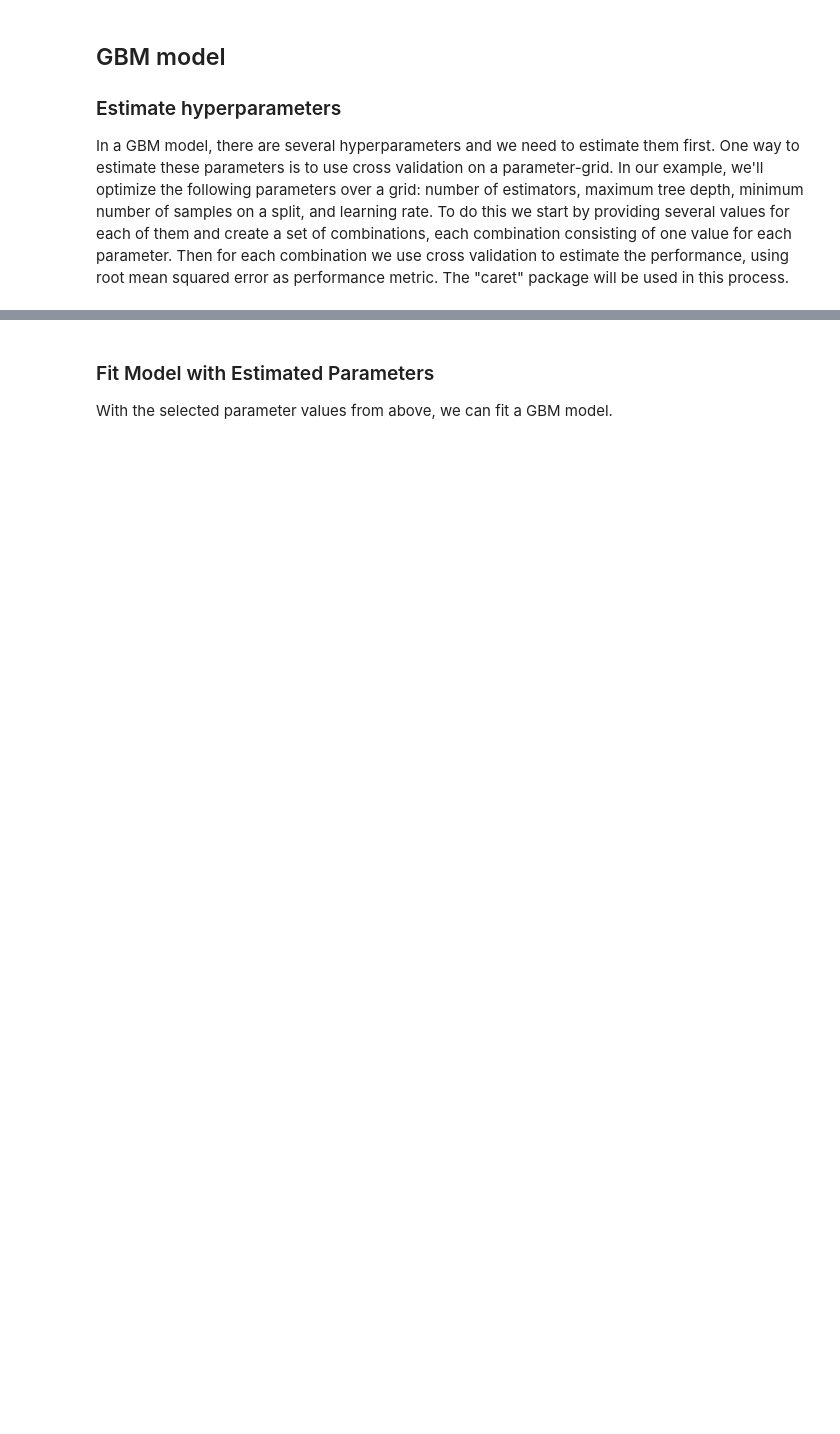
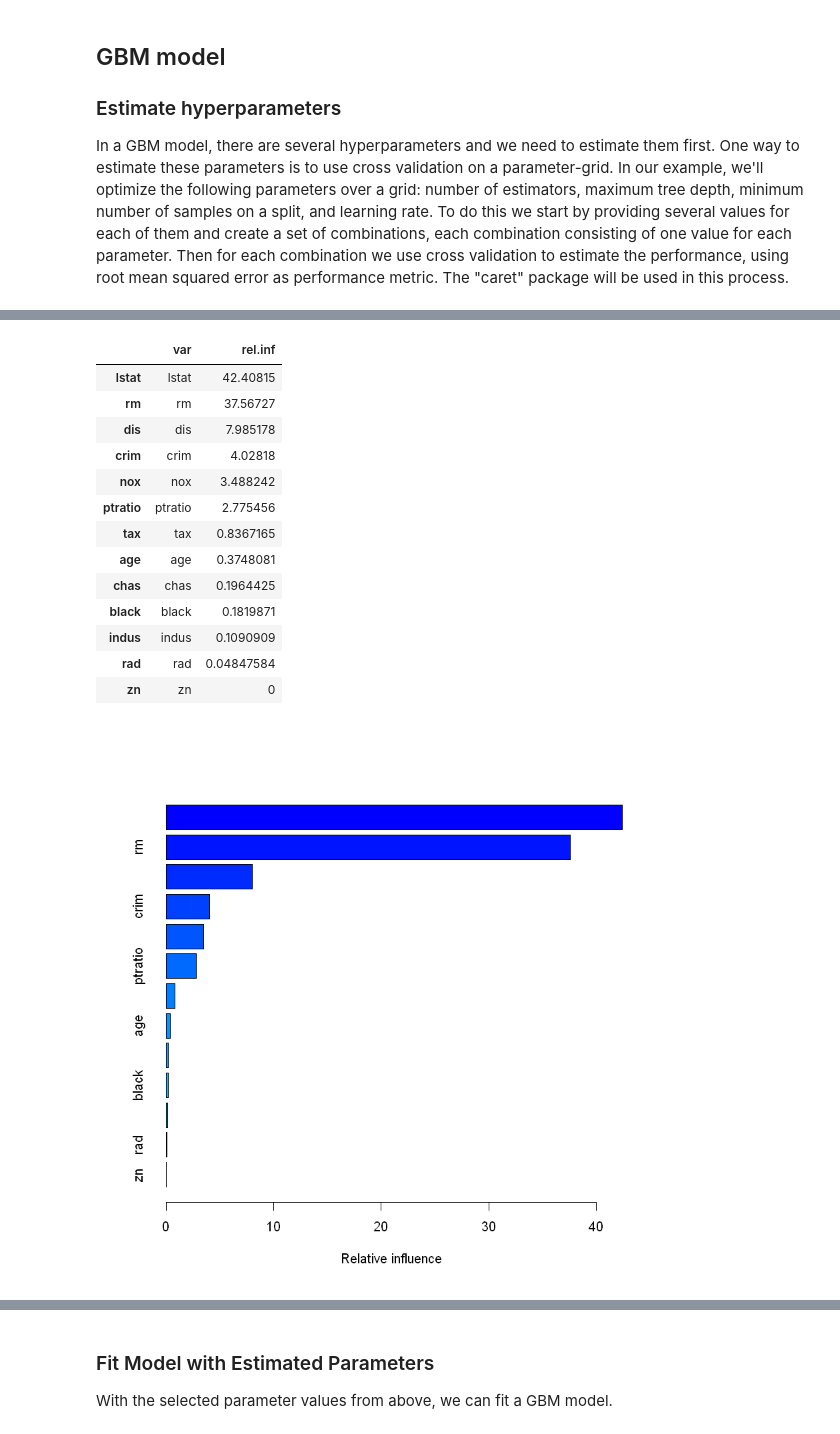
Before and after one commit to andrie/jupyter-notebook-samples, a Jupyter notebook: Fitting a Gradient Boosting Machine (GBM) and publishing to AzureML using R.ipynb, the cells around one changed output, grey strips where cells are left out. Drawn from its saved outputs; the diff is of its cells as text; code cells hidden in the pictures; blank space fills up the shorter version.

```diff
--- a/Fitting a Gradient Boosting Machine (GBM) and publishing to AzureML using R.ipynb
+++ b/Fitting a Gradient Boosting Machine (GBM) and publishing to AzureML using R.ipynb
@@ -40,7 +50,24 @@ model1 <- gbm(medv ~ ., data = Boston,
             shrinkage = 0.001)
 # %%
 # summarize the model
+options(repr.plot.width = 4, repr.plot.height = 4)
 summary(model1)
+# %% [output]
+|  | var | rel.inf |
+| lstat | lstat | 42.40815 |
+| rm | rm | 37.56727 |
+| dis | dis | 7.985178 |
+| crim | crim | 4.02818 |
+| nox | nox | 3.488242 |
+| ptratio | ptratio | 2.775456 |
+| tax | tax | 0.8367165 |
+| age | age | 0.3748081 |
+| chas | chas | 0.1964425 |
+| black | black | 0.1819871 |
+| indus | indus | 0.1090909 |
+| rad | rad | 0.04847584 |
+| zn | zn | 0 |
+[figure, added]
 # %%
 # plot cv results
 plot(model1)
```
Also changed, not shown: parts of 7 cells of this notebook, 1 other file.
